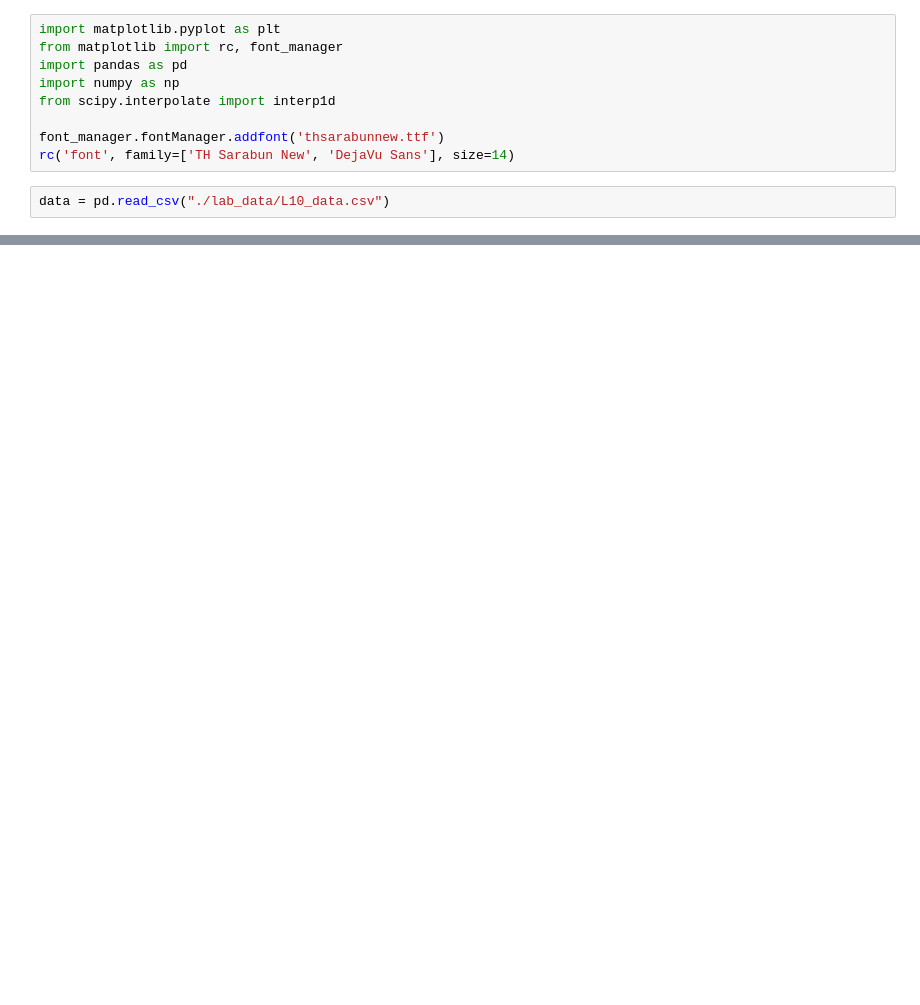
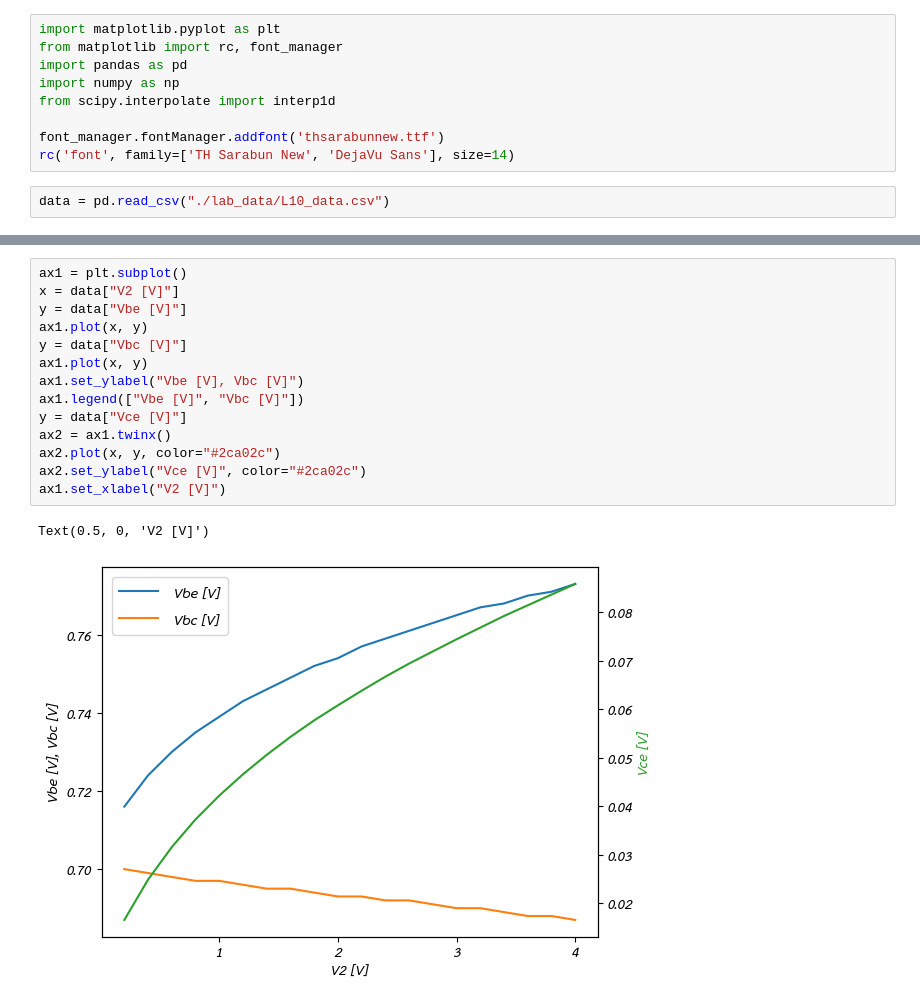
Before and after one commit to winth03/PythonProjects, a Jupyter notebook: CircuitLab/Lab10.ipynb, the cells around one changed output, grey strips where cells are left out. Drawn from its saved outputs; the diff is of its cells as text; blank space fills up the shorter version.

```diff
--- a/CircuitLab/Lab10.ipynb
+++ b/CircuitLab/Lab10.ipynb
@@ -49,0 +55,17 @@ Text(0, 0.5, 'Ic [A]')
+# %%
+ax1 = plt.subplot()
+x = data["V2 [V]"]
+y = data["Vbe [V]"]
+ax1.plot(x, y)
+y = data["Vbc [V]"]
+ax1.plot(x, y)
+ax1.set_ylabel("Vbe [V], Vbc [V]")
+ax1.legend(["Vbe [V]", "Vbc [V]"])
+y = data["Vce [V]"]
+ax2 = ax1.twinx()
+ax2.plot(x, y, color="#2ca02c")
+ax2.set_ylabel("Vce [V]", color="#2ca02c")
+ax1.set_xlabel("V2 [V]")
+# %% [output]
+Text(0.5, 0, 'V2 [V]')
+[figure, added]
```
Also changed, not shown: parts of 4 cells of this notebook, 3 other files.
